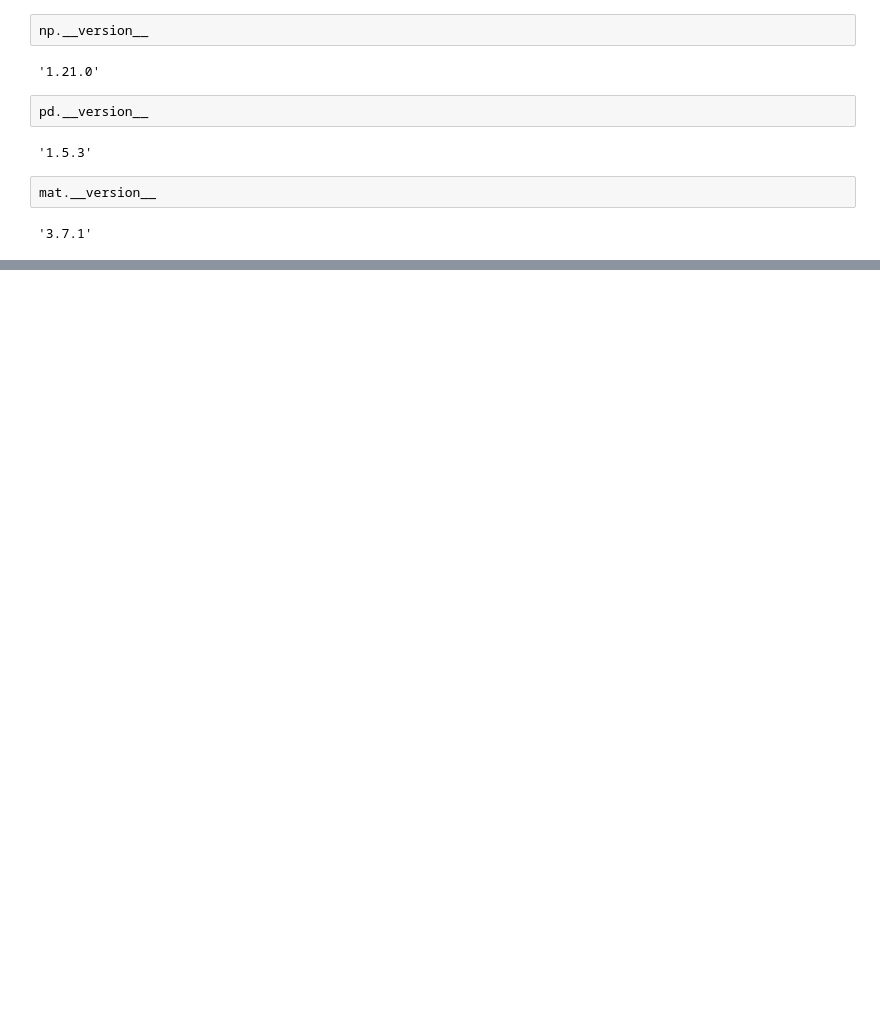
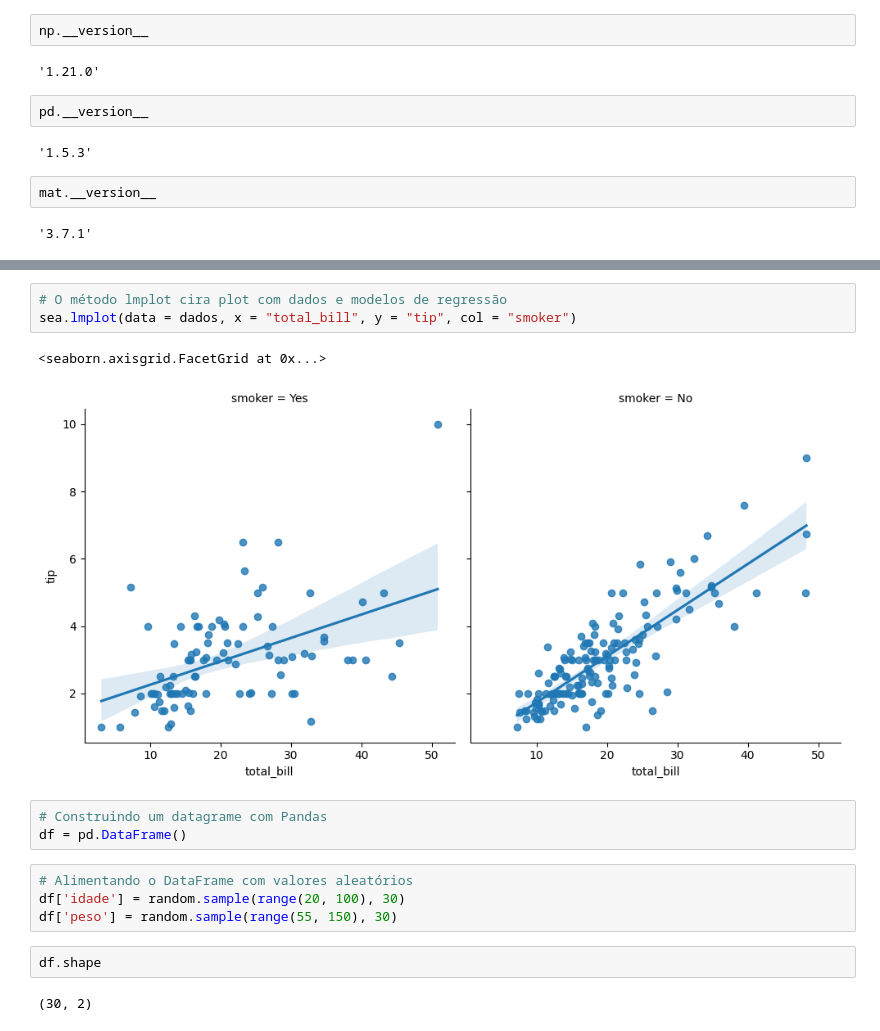
Before and after one commit to GChandrone/PythonDSA, a Jupyter notebook: Cap11/DSA-Python-Cap11-Seaborn.ipynb, the cells around one changed output, grey strips where cells are left out. Drawn from its saved outputs; the diff is of its cells as text; blank space fills up the shorter version.

```diff
--- a/Cap11/DSA-Python-Cap11-Seaborn.ipynb
+++ b/Cap11/DSA-Python-Cap11-Seaborn.ipynb
@@ -36,0 +57,17 @@ import seaborn as
+# %%
+# O método lmplot cira plot com dados e modelos de regressão
+sea.lmplot(data = dados, x = "total_bill", y = "tip", col = "smoker")
+# %% [output]
+<seaborn.axisgrid.FacetGrid at 0x...>
+[figure, added]
+# %%
+# Construindo um datagrame com Pandas
+df = pd.DataFrame()
+# %%
+# Alimentando o DataFrame com valores aleatórios
+df['idade'] = random.sample(range(20, 100), 30)
+df['peso'] = random.sample(range(55, 150), 30)
+# %%
+df.shape
+# %% [output]
+(30, 2)
```
Also changed, not shown: parts of 6 cells of this notebook.
